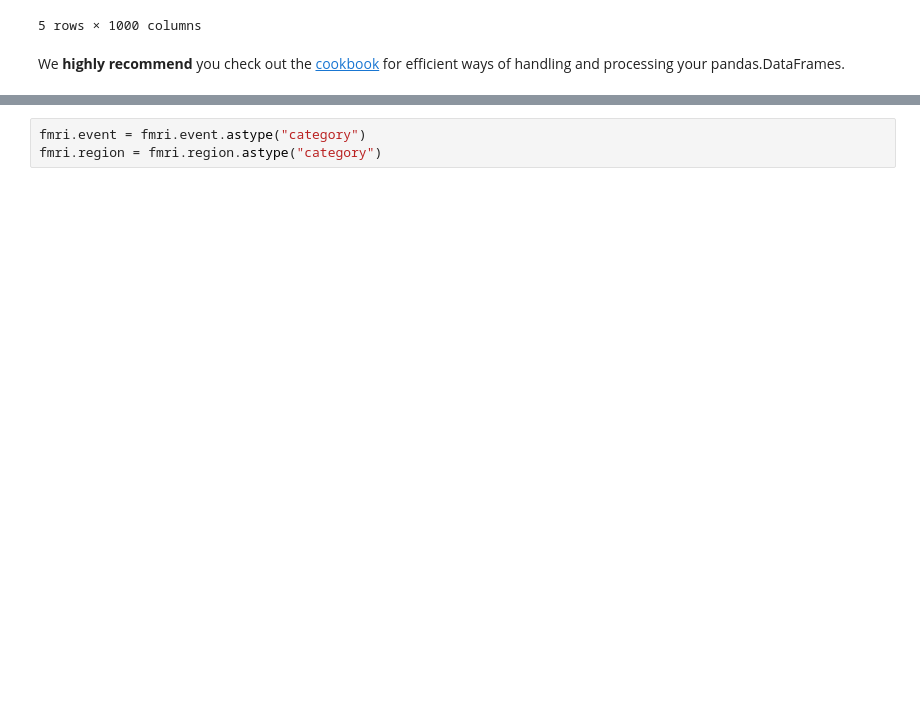
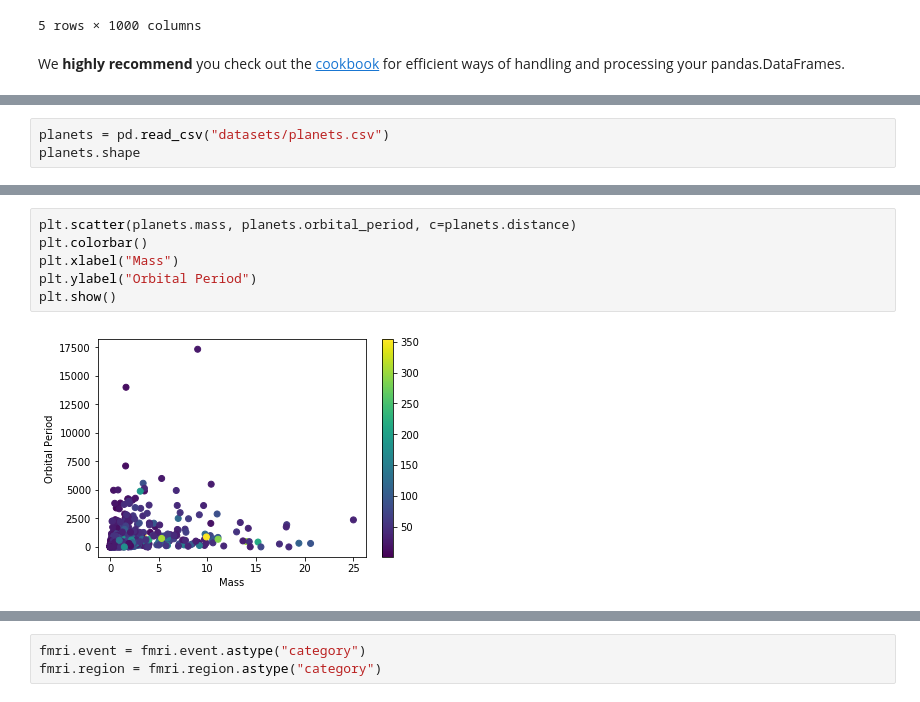
Before and after one commit to ecs-vlc/PythonTeaching, a Jupyter notebook: 03-Data/02 Pandas Intermediate.ipynb, the cells around one changed output, grey strips where cells are left out. Drawn from its saved outputs; the diff is of its cells as text; blank space fills up the shorter version.

```diff
--- a/03-Data/02 Pandas Intermediate.ipynb
+++ b/03-Data/02 Pandas Intermediate.ipynb
@@ -1581,0 +1675,3 @@ Import the fMRI dataset. Convert the `event` and `region` features into categori
+# %%
+planets = pd.read_csv("datasets/planets.csv")
+planets.shape
@@ -1581,0 +1724,8 @@ Import the fMRI dataset. Convert the `event` and `region` features into categori
+# %%
+plt.scatter(planets.mass, planets.orbital_period, c=planets.distance)
+plt.colorbar()
+plt.xlabel("Mass")
+plt.ylabel("Orbital Period")
+plt.show()
+# %% [output]
+[figure, added]
```
Also changed, not shown: parts of 51 cells of this notebook, 3 other files.
